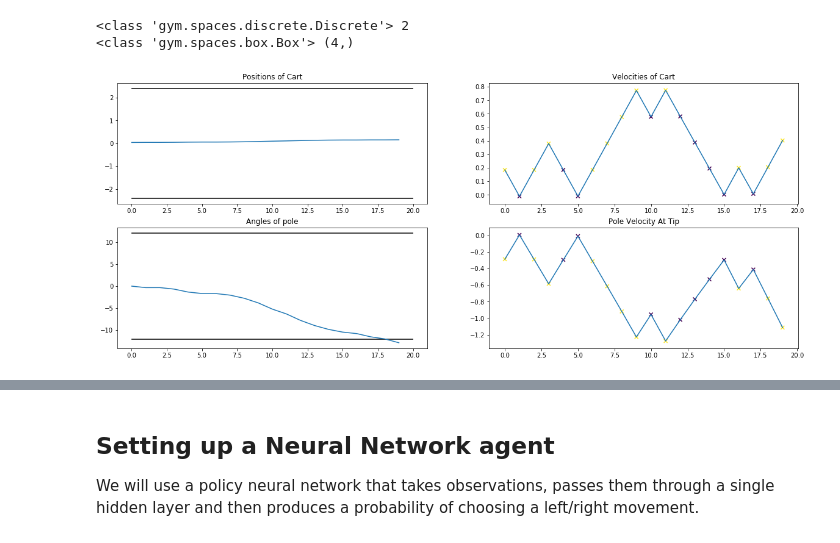
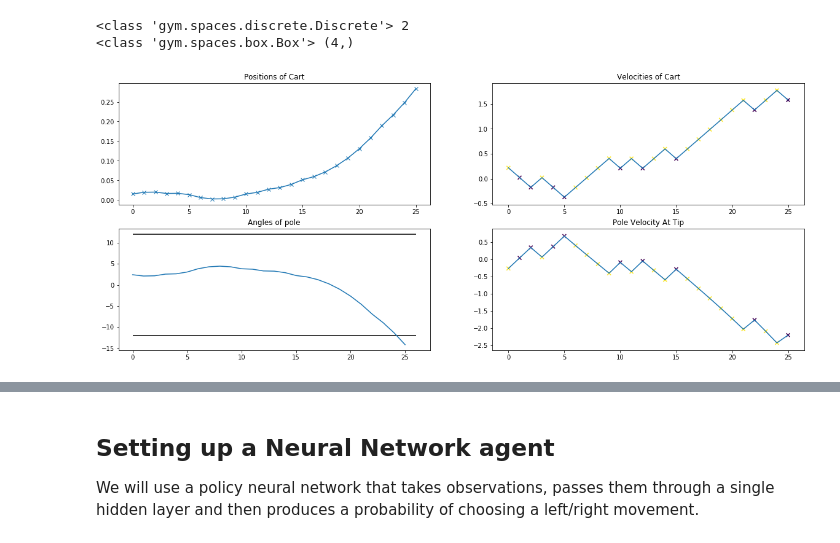
Before and after one commit to jganzabal/REINFORE-KERAS-CARTPOLE, a Jupyter notebook: REINFORCE-KERAS-CART-POLE.ipynb, the cells around one changed output, grey strips where cells are left out. Saved outputs shown, nothing was run; the diff lists cells and outputs as text; code cells hidden in the pictures.

```diff
--- a/REINFORCE-KERAS-CART-POLE.ipynb
+++ b/REINFORCE-KERAS-CART-POLE.ipynb
@@ -85,23 +87,27 @@ while not done:
 # %%
-f, ax = plt.subplots(2, 2, figsize=(20,8))
-ax = ax.reshape(-1)
-ax[0].set_title('Positions of Cart')
-ax[0].plot(positions_of_cart)
-ax[0].hlines(2.4, xmin=0, xmax=len(positions_of_cart))
-ax[0].hlines(-2.4, xmin=0, xmax=len(positions_of_cart))
-ax[1].set_title('Velocities of Cart')
-ax[1].plot(velocities_of_cart)
-ax[1].scatter(range(len(actions)),velocities_of_cart, marker='x', c=actions)
-ax[2].set_title('Angles of pole')
-ax[2].plot(np.array(angles_of_pole)*180/3.14159)
-ax[2].hlines(12, xmin=0, xmax=len(angles_of_pole))
-ax[2].hlines(-12, xmin=0, xmax=len(angles_of_pole))
-ax[3].set_title('Pole Velocity At Tip')
-ax[3].plot(rotation_rates_of_pole)
-ax[3].scatter(range(len(actions)),rotation_rates_of_pole, marker='x', c=actions)
-plt.show()
+def plot_episode(positions_of_cart, velocities_of_cart, angles_of_pole, rotation_rates_of_pole, actions, show_pos_thres=False):
+    f, ax = plt.subplots(2, 2, figsize=(20,8))
+    ax = ax.reshape(-1)
+    ax[0].set_title('Positions of Cart')
+    ax[0].plot(positions_of_cart, marker='x')
+    if show_pos_thres:
+        ax[0].hlines(2.4, xmin=0, xmax=len(positions_of_cart))
+        ax[0].hlines(-2.4, xmin=0, xmax=len(positions_of_cart))
+    ax[1].set_title('Velocities of Cart')
+    ax[1].plot(velocities_of_cart)
+    ax[1].scatter(range(len(actions)),velocities_of_cart, marker='x', c=actions)
+    ax[2].set_title('Angles of pole')
+    ax[2].plot(np.array(angles_of_pole)*180/3.14159)
+    ax[2].hlines(12, xmin=0, xmax=len(angles_of_pole))
+    ax[2].hlines(-12, xmin=0, xmax=len(angles_of_pole))
+    ax[3].set_title('Pole Velocity At Tip')
+    ax[3].plot(rotation_rates_of_pole)
+    ax[3].scatter(range(len(actions)),rotation_rates_of_pole, marker='x', c=actions)
+    plt.show()
-# %% [output]
-[figure, removed]
+# %%
+plot_episode(*get_random_episode())
+# %% [output]
+[figure, added]
 # %%
 # Try running environment with random actions
 env.reset()
```
Also changed, not shown: parts of 27 cells of this notebook.
